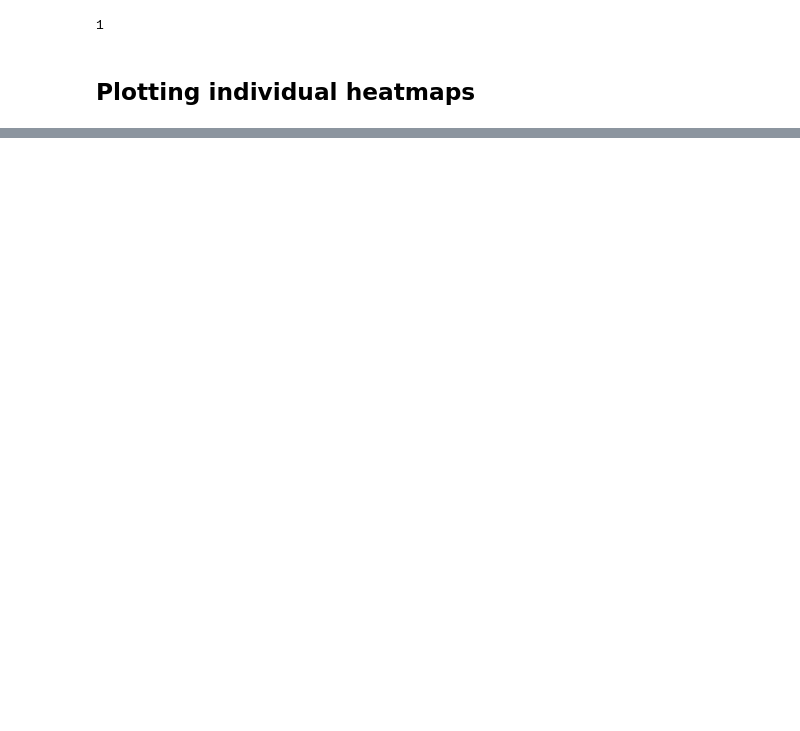
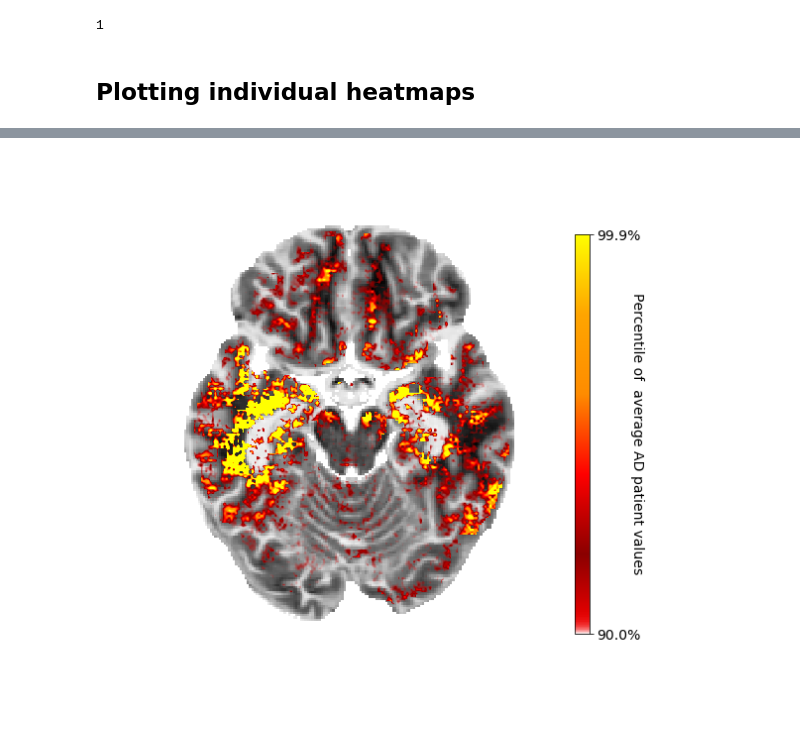
Before and after one commit to derEitel/Pytorch-LRP, a Jupyter notebook: Evaluate GB and LRP-Layer randomization-Beta 1.ipynb, the cells around one changed output, grey strips where cells are left out. Saved outputs shown, nothing was run; the diff lists cells and outputs as text; code cells hidden in the pictures; blank space fills up the shorter version.

```diff
--- a/Evaluate GB and LRP-Layer randomization-Beta 1.ipynb
+++ b/Evaluate GB and LRP-Layer randomization-Beta 1.ipynb
@@ -266,2 +266,8 @@ fig, ax = plot_idv_brain(maps[0], X_holdout[image_idx].squeeze(),
+# %%
+fig, ax = plot_idv_brain(maps[1], X_holdout[image_idx].squeeze(),
+                            ref_scale=maps[-1],
+                            z_idx=60)
+# %% [output]
+[figure, added]
 # %%
 for map_m in maps:
```
Also changed, not shown: parts of 5 cells of this notebook, 4 other files.
